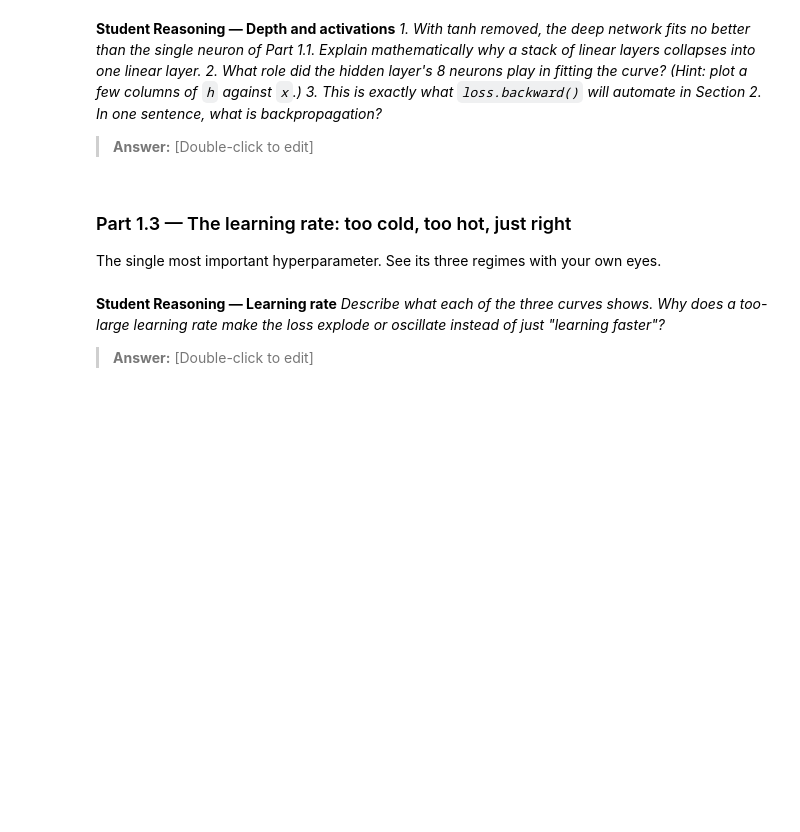
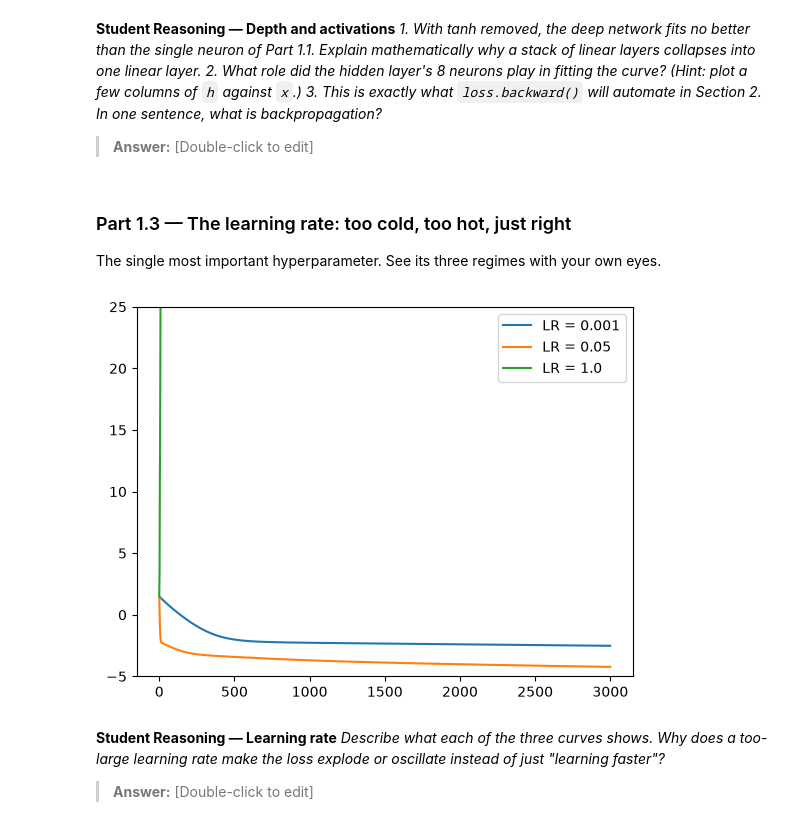
Before and after one commit to Akurang/lab-3, a Jupyter notebook: Lab_3.ipynb, the cells around one changed output. Cells and saved outputs as stored; diff of their text form; code cells hidden in the pictures; blank space fills up the shorter version.

Commit message:
Part 1.3

```diff
--- a/Lab_3.ipynb
+++ b/Lab_3.ipynb
@@ -197,6 +197,7 @@ y1 = y.reshape(100,1)
 
 z1 = x1 @ W1 + b1        # pre-activation, shape (100, 8)
 h  = np.tanh(z1)        # activation
+# h = z1
 y_hat = h @ W2 + b2     # output, shape (100, 1)
 loss  = np.mean((y_hat - y1) ** 2)
 
@@ -211,7 +212,7 @@ d_yhat = 2 * (y_hat - y1) / len(y1)
 dW2 = h.T @ d_yhat ;  db2 = d_yhat.sum(axis=0)
 dh  = d_yhat @ W2.T
 dz1 = dh * (1 - np.tanh(z1) ** 2)     # derivative of tanh
-dW1 = x.T @ dz1 ;  db1 = dz1.sum(axis=0)
+dW1 = x1.T @ dz1 ;  db1 = dz1.sum(axis=0)
 
 
 
@@ -225,6 +226,7 @@ list_loss = []
 for i in range(epochs):
     z1 = x1 @ W1 + b1        # pre-activation, shape (100, 8)
     h  = np.tanh(z1)        # activation
+    # h=z1
     y_hat = h @ W2 + b2     # output, shape (100, 1)
     loss  = np.mean((y_hat - y1) ** 2)
 
@@ -234,7 +236,7 @@ for i in range(epochs):
     dW2 = h.T @ d_yhat ;  db2 = d_yhat.sum(axis=0)
     dh  = d_yhat @ W2.T
     dz1 = dh * (1 - np.tanh(z1) ** 2)     # derivative of tanh
-    dW1 = x.T @ dz1 ;  db1 = dz1.sum(axis=0)
+    dW1 = x1.T @ dz1 ;  db1 = dz1.sum(axis=0)
 
 
     W1 -= lr * dW1
@@ -281,3 +275,62 @@ The single most important hyperparameter. See its three regimes with your own ey
+# %%
+# TODO: Wrap your Part 1.2 training loop in a function train_toy(lr, steps=3000)
+#   that returns the list of losses.
+
+def train_toy(lr, steps=3000):
+
+    torch.manual_seed(RANDOM_STATE)   # use this everywhere so your results are reproducible
+    np.random.seed(RANDOM_STATE)
+
+    W2 = np.random.randn(8,1) * 0.5
+    W1 = np.random.randn(1,8) * 0.5
+    b1 = np.random.randn(8) * 0.5
+    b2 = np.random.randn(1) * 0.5
+
+    list_loss = []
+
+    for i in range(steps):
+        z1 = x1 @ W1 + b1        # pre-activation, shape (100, 8)
+        h  = np.tanh(z1)        # activation
+        # h=z1
+        y_hat = h @ W2 + b2     # output, shape (100, 1)
+        loss  = np.mean((y_hat - y1) ** 2)
+
+        list_loss.append(loss)
+
+        d_yhat = 2 * (y_hat - y1) / len(y1)
+        dW2 = h.T @ d_yhat ;  db2 = d_yhat.sum(axis=0)
+        dh  = d_yhat @ W2.T
+        dz1 = dh * (1 - np.tanh(z1) ** 2)     # derivative of tanh
+        dW1 = x1.T @ dz1 ;  db1 = dz1.sum(axis=0)
+
+
+        W1 -= lr * dW1
+        W2 -= lr * dW2
+        b1 -= lr * db1
+        b2 -= lr * db2
+
+    return list_loss
+
+# TODO: Run it with THREE learning rates, e.g. lr = 0.001, 0.05, 1.0
+#   (keep the same initial weights for a fair comparison — reset the seed).
+
+a1 = train_toy(0.001, steps=3000)
+a2 = train_toy(0.05, steps=3000)
+a3 = train_toy(1, steps=3000)
+
+
+# TODO: Plot the three loss curves on the same axes (log scale on y helps), with a legend.
+
+plt.plot(range(3000),np.log(a1),label='LR = 0.001')
+plt.plot(range(3000),np.log(a2),label='LR = 0.05')
+plt.plot(range(3000), np.log(a3),label='LR = 1.0')
+plt.ylim(-5,25)
+plt.plot()
+
+plt.legend()
+plt.show()
+# %% [output]
+[figure, added]
 # %% [markdown]
 **Student Reasoning — Learning rate**
 *Describe what each of the three curves shows. Why does a too-large learning rate make the
```
Also changed, not shown: parts of 1 cell of this notebook.
